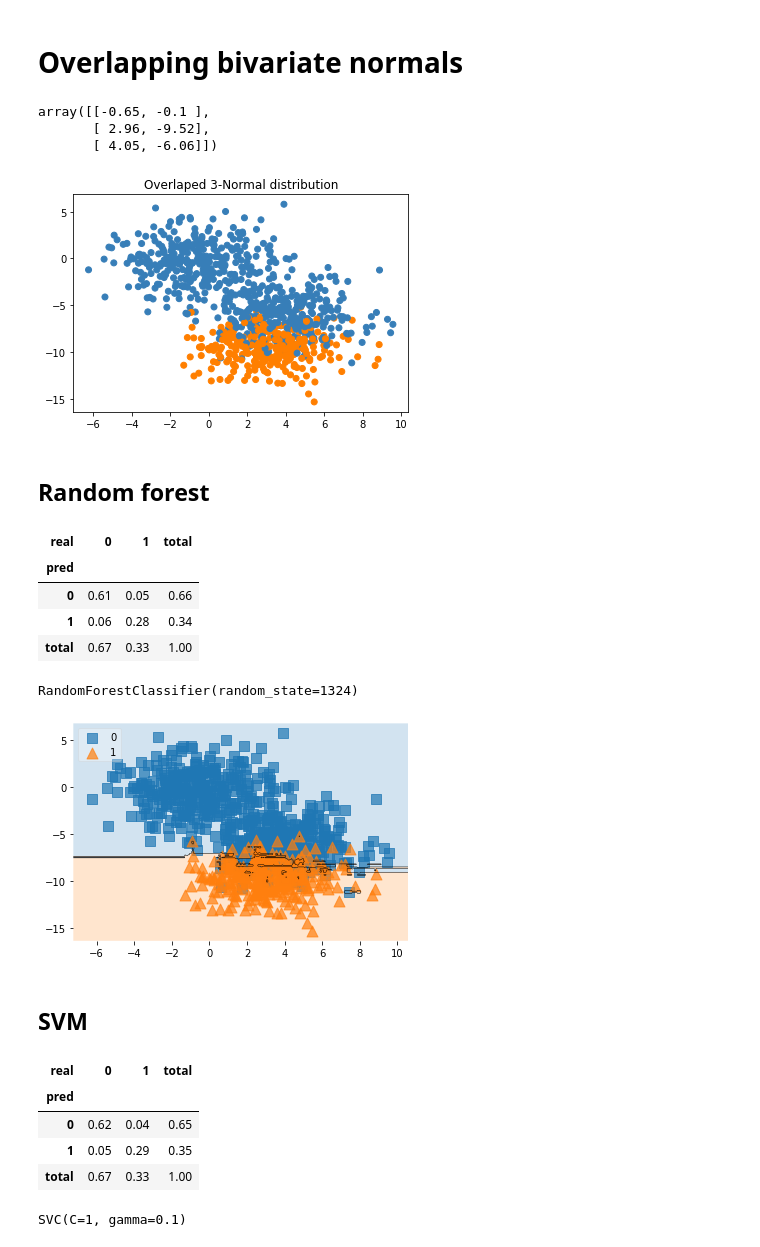
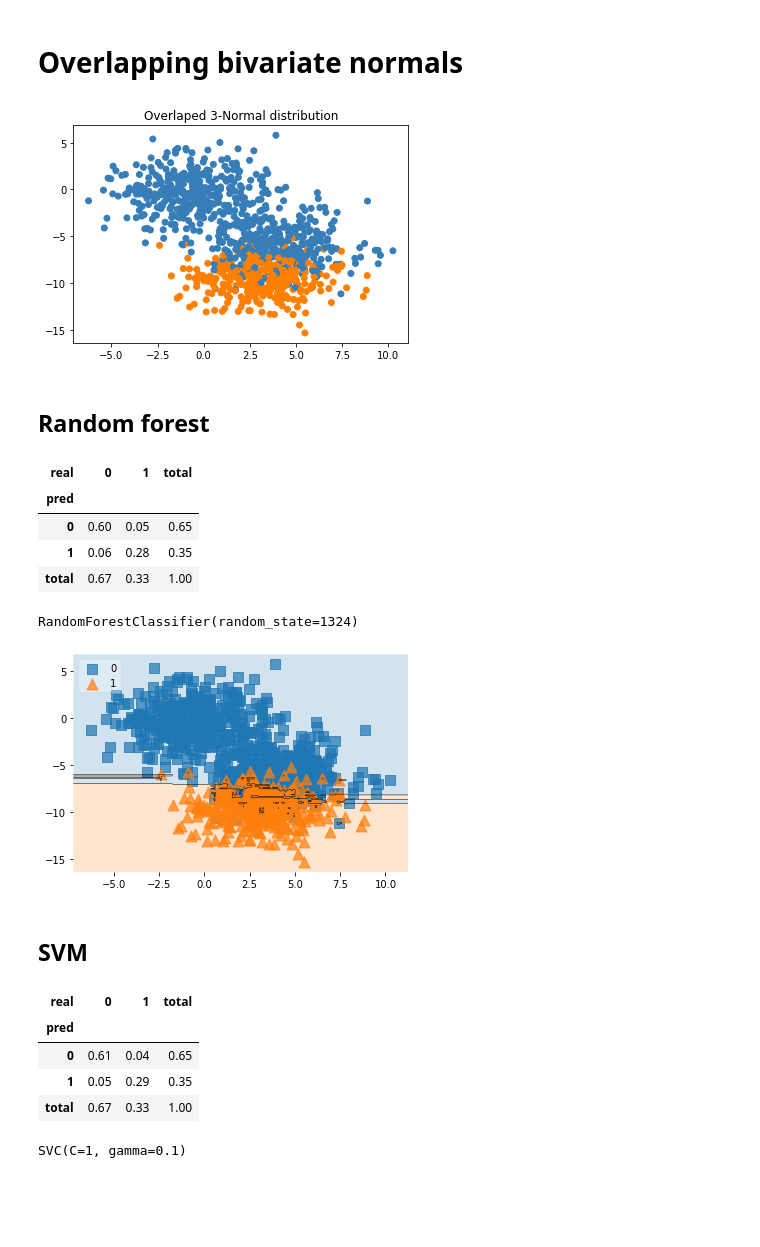
Before and after one commit to Vacek-Ace/support_subset_ensemble, a Jupyter notebook: notebooks/overlapping_bivariate_normals_example.ipynb, the cells around one changed output. Saved outputs shown, nothing was run; the diff lists cells and outputs as text; code cells hidden in the pictures; blank space fills up the shorter version.

```diff
--- a/notebooks/overlapping_bivariate_normals_example.ipynb
+++ b/notebooks/overlapping_bivariate_normals_example.ipynb
@@ -20,14 +18,8 @@ X, y, centers = datasets.make_blobs(n_samples=1000, centers=3, n_features=2, ran
-# %%
-centers.round(2)
-# %% [output]
-array([[-0.65, -0.1 ],
-       [ 2.96, -9.52],
-       [ 4.05, -6.06]])
 # %%
-X, X_test, y, y_test = normal(n=1000, prop_test=0.1, noise=2, centers=3, seed=156899)
+X, y = normal(n=1000, prop_test=0.1, noise=2, centers=3, seed=156899)
 plot_toy_set(X, y, 'Overlaped 3-Normal distribution')
 # %% [output]
-[figure, old version]
+[figure, new version]
 # %% [markdown]
 ## Random forest
 # %%
@@ -38,8 +30,8 @@ confusion_matrix(preds, y)
 # %% [output]
 | real | 0 | 1 | total |
 | pred |  |  |  |
-| 0 | 0.61 | 0.05 | 0.66 |
-| 1 | 0.06 | 0.28 | 0.34 |
+| 0 | 0.60 | 0.05 | 0.65 |
+| 1 | 0.06 | 0.28 | 0.35 |
 | total | 0.67 | 0.33 | 1.00 |
 # %%
 rf.fit(X, y)
@@ -49,7 +41,7 @@ RandomForestClassifier(random_state=1324)
 fig1 = plt.gcf()
 custom_decision_region_plot(X, y, rf, title='')
 # %% [output]
-[figure, old version]
+[figure, new version]
 # %% [markdown]
 ## SVM
 # %%
@@ -60,7 +52,7 @@ confusion_matrix(svm.predict(X), y)
 # %% [output]
 | real | 0 | 1 | total |
 | pred |  |  |  |
-| 0 | 0.62 | 0.04 | 0.65 |
+| 0 | 0.61 | 0.04 | 0.65 |
 | 1 | 0.05 | 0.29 | 0.35 |
 | total | 0.67 | 0.33 | 1.00 |
 # %%
```
Also changed, not shown: parts of 8 cells of this notebook.
